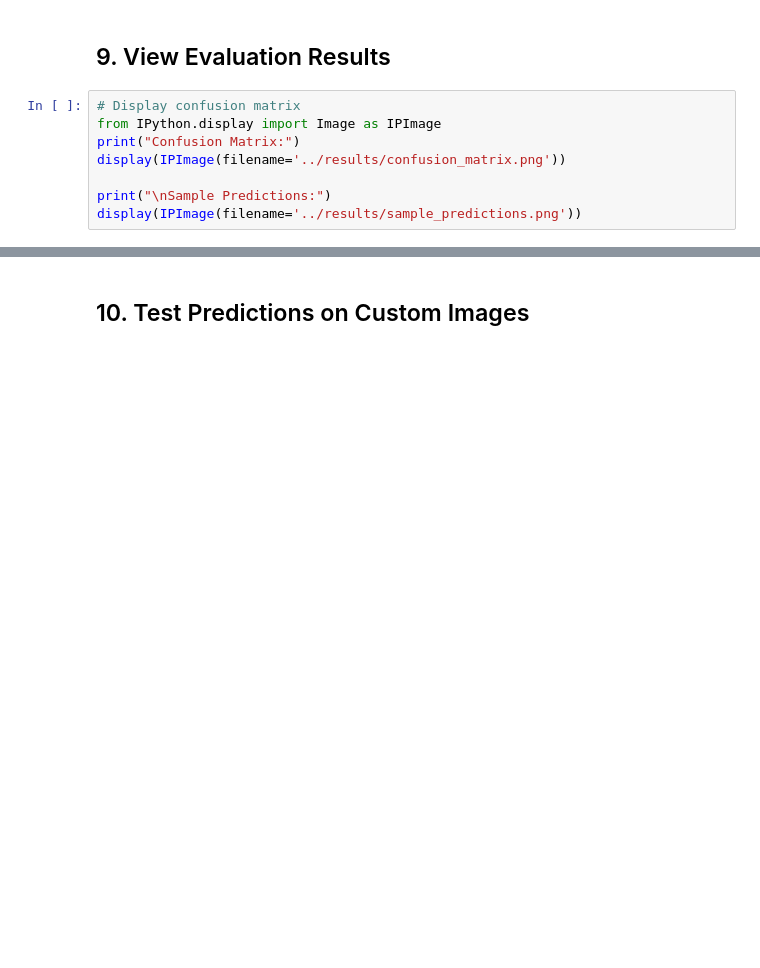
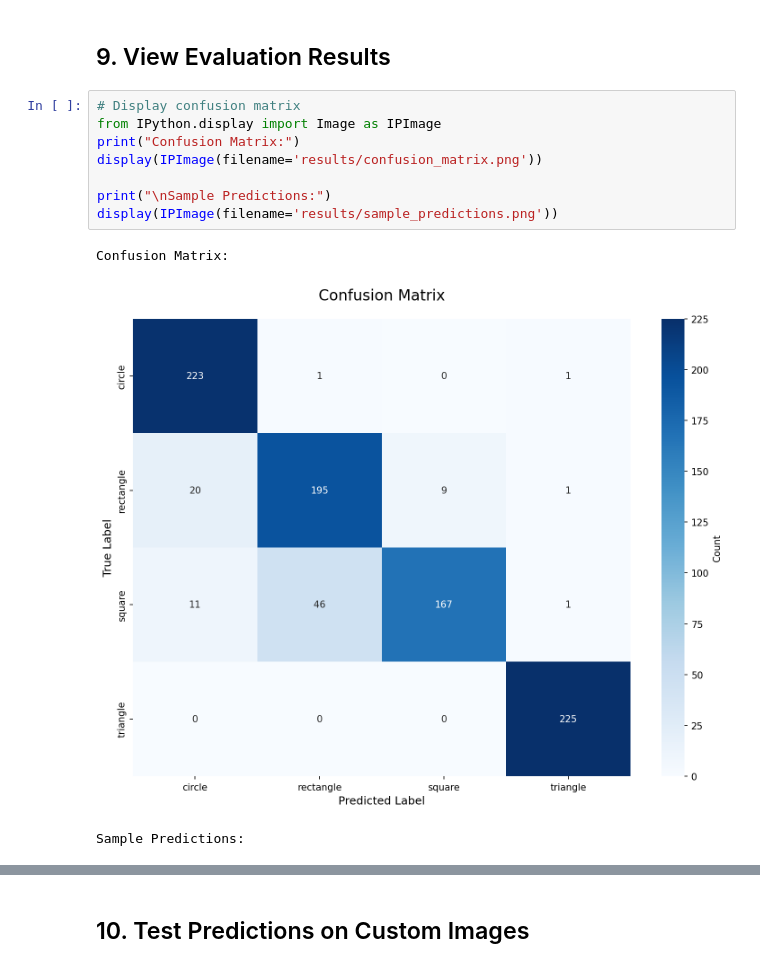
Before and after one commit to RadwanSusan/AI-shape-detector-model, a Jupyter notebook: shape_detector_colab.ipynb, the cells around one changed output, grey strips where cells are left out. Drawn from its saved outputs; the diff is of its cells as text; blank space fills up the shorter version.

```diff
--- a/shape_detector_colab.ipynb
+++ b/shape_detector_colab.ipynb
@@ -88,8 +167,12 @@ display(IPImage(filename='../results/training_history.png'))
 # %%
 # Display confusion matrix
 from IPython.display import Image as IPImage
 print("Confusion Matrix:")
-display(IPImage(filename='../results/confusion_matrix.png'))
+display(IPImage(filename='results/confusion_matrix.png'))
 
 print("\nSample Predictions:")
-display(IPImage(filename='../results/sample_predictions.png'))
+display(IPImage(filename='results/sample_predictions.png'))
+# %% [output]
+Confusion Matrix:
+[figure, added]
+Sample Predictions:
```
Also changed, not shown: parts of 14 cells of this notebook.
